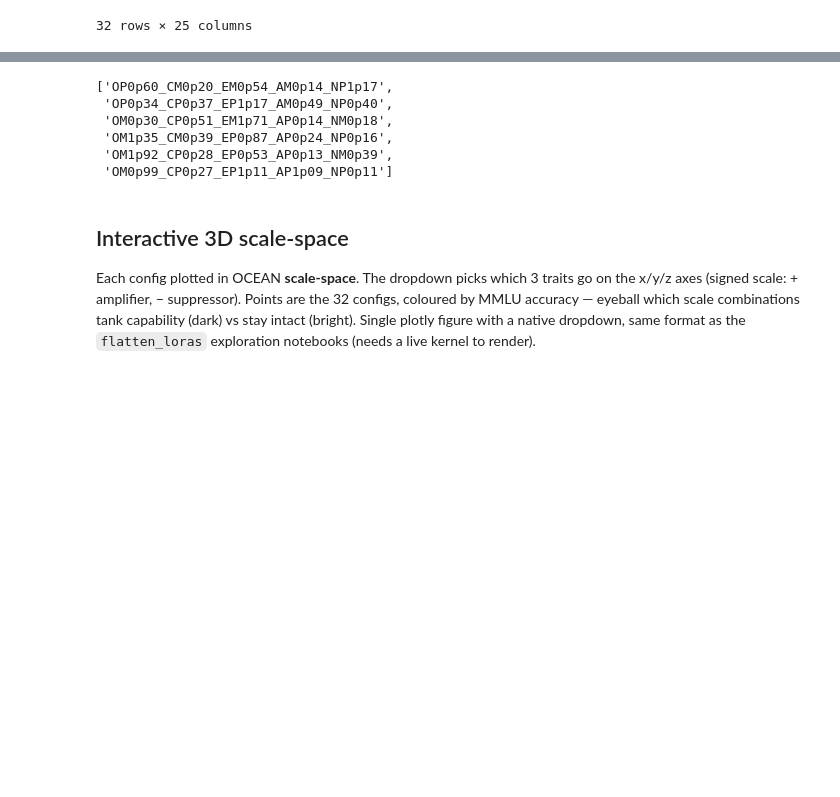
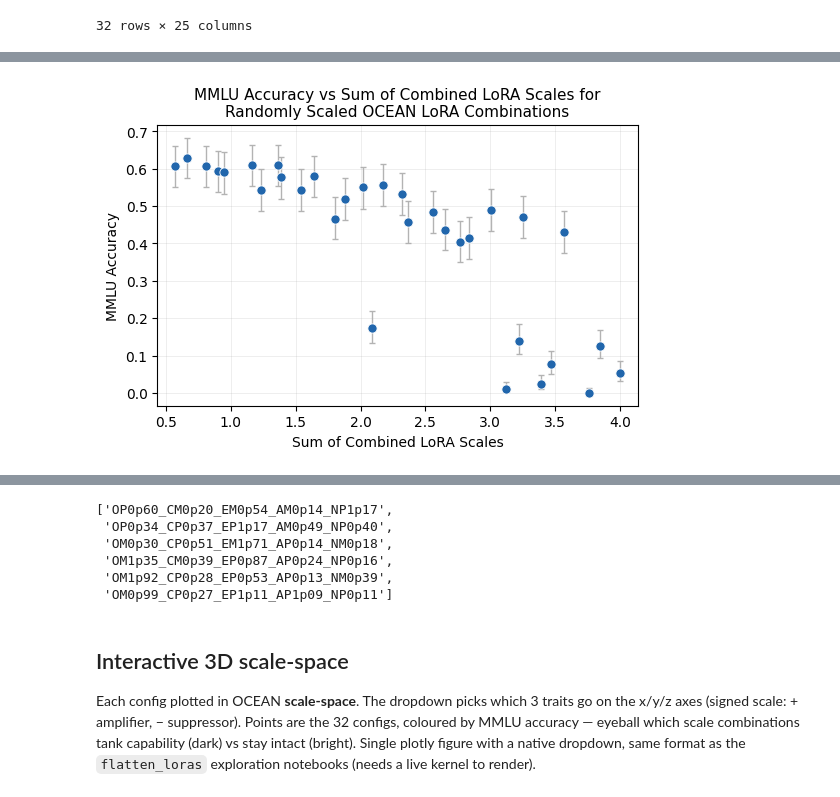
Before and after one commit to persona-cartography/persona-cartography, a Jupyter notebook: scripts_dev/combinations_experiment/analyze.ipynb, the cells around one changed output, grey strips where cells are left out. Saved outputs shown, nothing was run; the diff lists cells and outputs as text; code cells hidden in the pictures; blank space fills up the shorter version.

```diff
--- a/scripts_dev/combinations_experiment/analyze.ipynb
+++ b/scripts_dev/combinations_experiment/analyze.ipynb
@@ -257,31 +297,35 @@ else:
     )
     fig.show()
 # %%
-import plotly.graph_objects as go
+import matplotlib.pyplot as plt
 
-# MMLU accuracy vs Σscale (Wilson ci95). Hover shows the combo slug.
+# MMLU accuracy vs total adapter magnitude (Sigma scale), Wilson ci95 error bars.
+# Paper-friendly matplotlib version.
 if "mmlu_mean" not in df.columns or df["mmlu_mean"].notna().sum() == 0:
-    print("No MMLU results yet — skipping plot.")
+    print("No MMLU results yet - skipping plot.")
 else:
-    d = df.dropna(subset=["mmlu_mean"])
-    fig = go.Figure(go.Scatter(
-        x=d["sumscale"], y=d["mmlu_mean"], mode="markers",
-        marker=dict(size=8, color="royalblue"),
-        error_y=dict(
-            type="data", symmetric=False,
-            array=np.clip(d["mmlu_hi"] - d["mmlu_mean"], 0, None),
-            arrayminus=np.clip(d["mmlu_mean"] - d["mmlu_lo"], 0, None),
-            color="lightgray", thickness=1,
-        ),
-        text=d["slug"],
-        hovertemplate="%{text}<br>Σscale=%{x:.2f}<br>MMLU=%{y:.3f}<extra></extra>",
-    ))
-    fig.update_layout(
-        xaxis_title="Σ scale (total adapter magnitude)", yaxis_title="MMLU accuracy",
-        title="MMLU vs total adapter magnitude (Wilson ci95)",
-        height=460, width=720,
-    )
-    fig.show()
+    d = df.dropna(subset=["mmlu_mean"]).sort_values("sumscale")
+    x = d["sumscale"].to_numpy()
+    y = d["mmlu_mean"].to_numpy()
+    yerr = np.vstack([
+        np.clip(y - d["mmlu_lo"].to_numpy(), 0, None),
+        np.clip(d["mmlu_hi"].to_numpy() - y, 0, None),
+    ])
+
+    fig, ax = plt.subplots(figsize=(5.4, 3.7), layout="constrained")
+    ax.errorbar(x, y, yerr=yerr, fmt="none", ecolor="0.7", elinewidth=1.0,
+                capsize=2.5, capthick=1.0, zorder=1)
+    ax.scatter(x, y, s=44, color="#2166ac", edgecolors="white", linewidths=0.6,
+               zorder=2)
+    ax.set_xlabel("Sum of Combined LoRA Scales")
+    ax.set_ylabel("MMLU Accuracy")
+    ax.set_title("MMLU Accuracy vs Sum of Combined LoRA Scales for\n"
+                 "Randomly Scaled OCEAN LoRA Combinations", fontsize=11)
+    ax.grid(True, alpha=0.25, lw=0.6)
+    ax.margins(x=0.04)
+    plt.show()
+# %% [output]
+[figure, added]
 # %%
 import json
 
```
Also changed, not shown: parts of 5 cells of this notebook, 9 other files.
